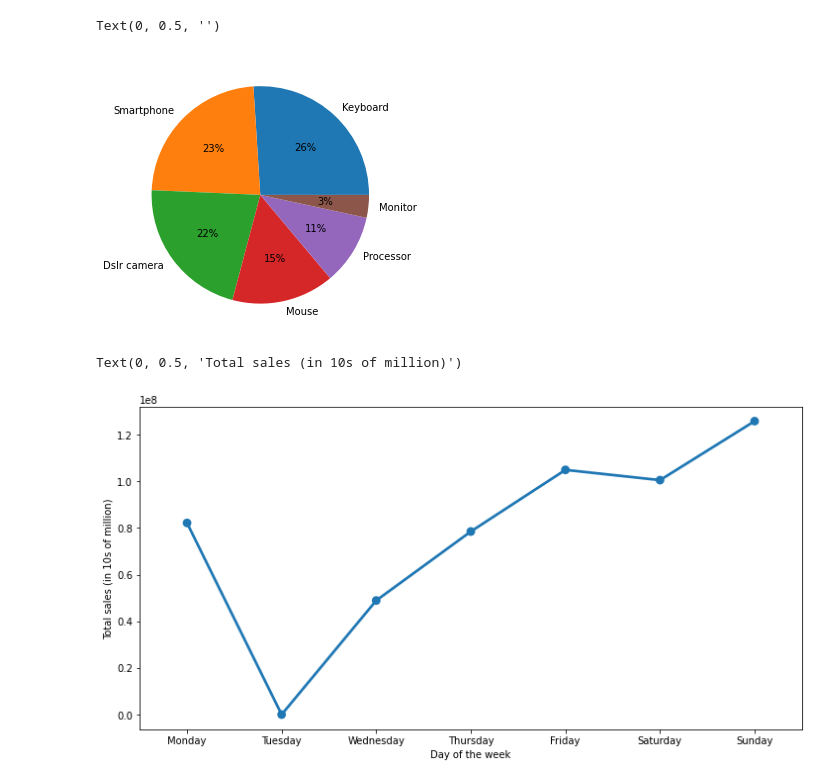
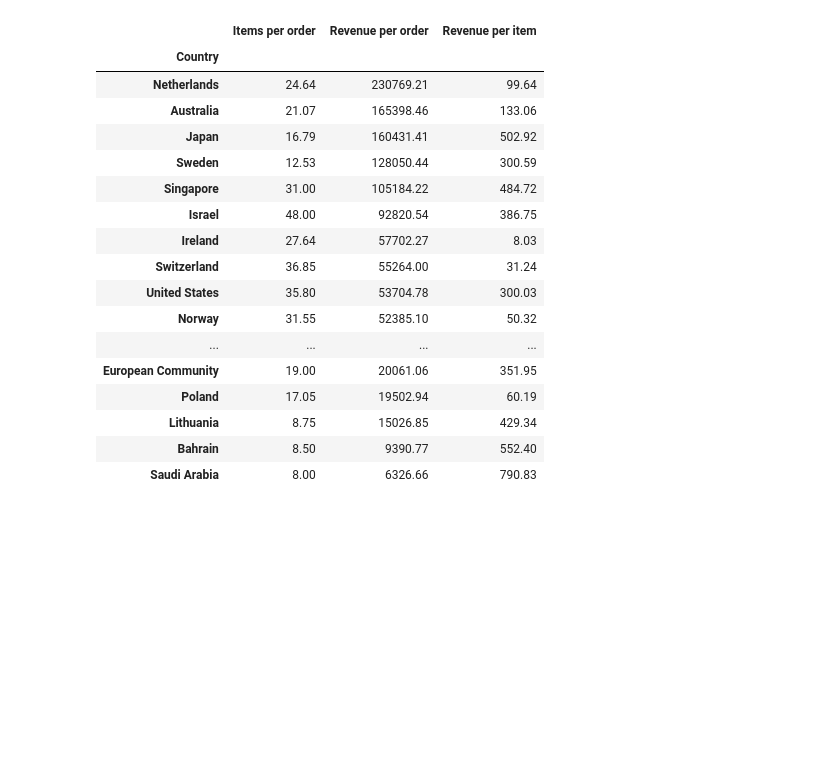
Before and after one commit to gkosmaras/Project_5, a Jupyter notebook: ecommerce_eda.ipynb, the cells around one changed output. Saved outputs shown, nothing was run; the diff lists cells and outputs as text; code cells hidden in the pictures; blank space fills up the shorter version.

```diff
--- a/ecommerce_eda.ipynb
+++ b/ecommerce_eda.ipynb
@@ -58,0 +124,36 @@ temp.sort_values(by="rev_per_ca",ascending=False)
+# %%
+# Calculate average order size and revenue for each country
+temp=sales.copy(deep=True)
+temp["Items"]=1
+temp=temp.groupby(by=["Country","InvoiceNo"]).sum()
+temp.reset_index(inplace=True)
+temp.rename({"weekday":"no_inv"},axis=1,inplace=True)
+temp["no_inv"]=1
+temp=temp.groupby(by="Country").sum()
+temp["Items per order"]=temp["Items"]/temp["no_inv"]
+temp["Revenue per order"]=temp["total_sale"]/temp["no_inv"]
+temp["Revenue per item"]=temp["Revenue per order"]/temp["Items"]
+a=list(temp.columns)
+a=[i for i in a if i not in ("Items per order",
+    "Revenue per order", "Revenue per item")]
+temp.drop(a,axis=1,inplace=True)
+temp.sort_values(by="Revenue per order", ascending=False)
+# %% [output]
+|  | Items per order | Revenue per order | Revenue per item |
+| Country |  |  |  |
+| Netherlands | 24.64 | 230769.21 | 99.64 |
+| Australia | 21.07 | 165398.46 | 133.06 |
+| Japan | 16.79 | 160431.41 | 502.92 |
+| Sweden | 12.53 | 128050.44 | 300.59 |
+| Singapore | 31.00 | 105184.22 | 484.72 |
+| Israel | 48.00 | 92820.54 | 386.75 |
+| Ireland | 27.64 | 57702.27 | 8.03 |
+| Switzerland | 36.85 | 55264.00 | 31.24 |
+| United States | 35.80 | 53704.78 | 300.03 |
+| Norway | 31.55 | 52385.10 | 50.32 |
+| ... | ... | ... | ... |
+| European Community | 19.00 | 20061.06 | 351.95 |
+| Poland | 17.05 | 19502.94 | 60.19 |
+| Lithuania | 8.75 | 15026.85 | 429.34 |
+| Bahrain | 8.50 | 9390.77 | 552.40 |
+| Saudi Arabia | 8.00 | 6326.66 | 790.83 |
@@ -59,34 +164,8 @@ temp.sort_values(by="rev_per_ca",ascending=False)
 # %%
-fig,ax=plt.subplots(figsize=(5,5))
+fig,ax=plt.subplots(figsize=(5,5),facecolor="snow")
 temp=products["product_type"].value_counts()
 label=[i for i in temp.index]
 label=[i.capitalize() for i in label]
 temp.plot.pie(
         labels=label, autopct="%1.0f%%")
 ax.set_ylabel("")
-# %% [output]
-Text(0, 0.5, '')
-[figure, removed]
-# %%
-temp=sales.groupby(by="weekday").sum()
-temp.drop(["InvoiceNo", "price", "Quantity", "invoice_time",
-        "CustomerID", "week", "month", "year"], axis=1, inplace=True)
-temp.reset_index(inplace=True)
-# Since Tuesday has no sales, we have to insert the day to the dataframe
-# We set the sale for that day to non zero temporarily so that they
-# don't get renamed
-temp.loc[0.5]=1,0.1
-temp.replace({0:"Monday",1:"Tuesday",2:"Wednesday",3:"Thursday",
-        4:"Friday",5:"Saturday",6:"Sunday"}, inplace=True)
-temp.loc[0.5,"total_sale"]=0
-temp=temp.sort_index().reset_index(drop=True)
-# Snippet for normalising the total sale values
-# temp["total_sale"]=temp["total_sale"].apply(lambda x:
-#         (x-temp["total_sale"].mean())/temp["total_sale"].std())
-fig,ax=plt.subplots(figsize=(12,6))
-sns.pointplot(data=temp,x="weekday",y="total_sale")
-plt.xlabel("Day of the week")
-plt.ylabel("Total sales in 100s of millions")
-# %% [output]
-Text(0, 0.5, 'Total sales (in 10s of million)')
-[figure, removed]
```
Also changed, not shown: parts of 14 cells of this notebook.
